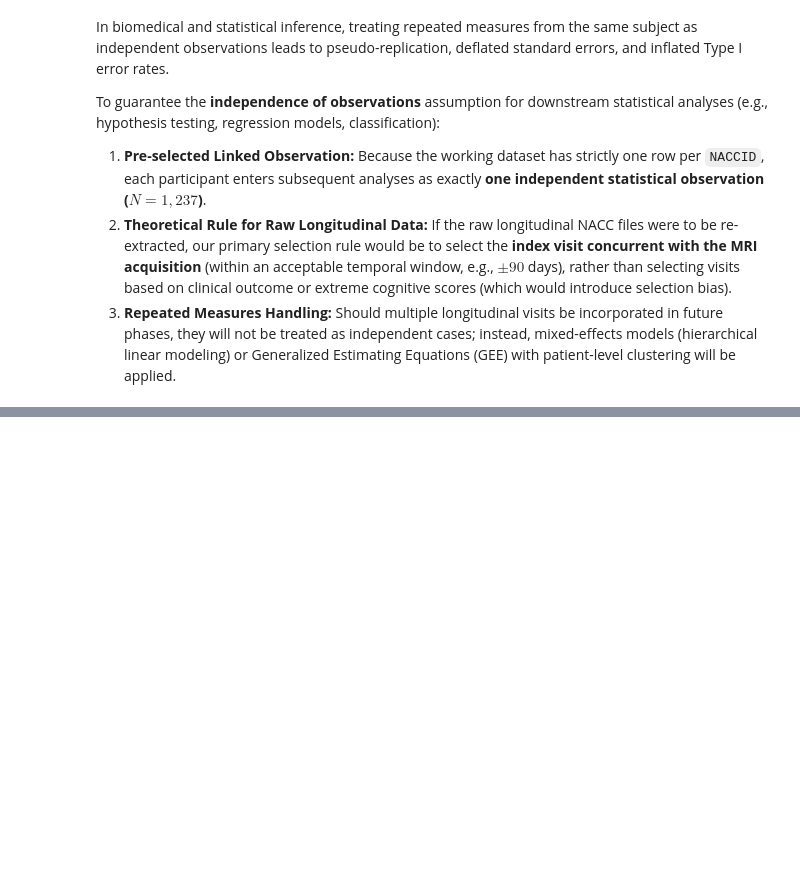
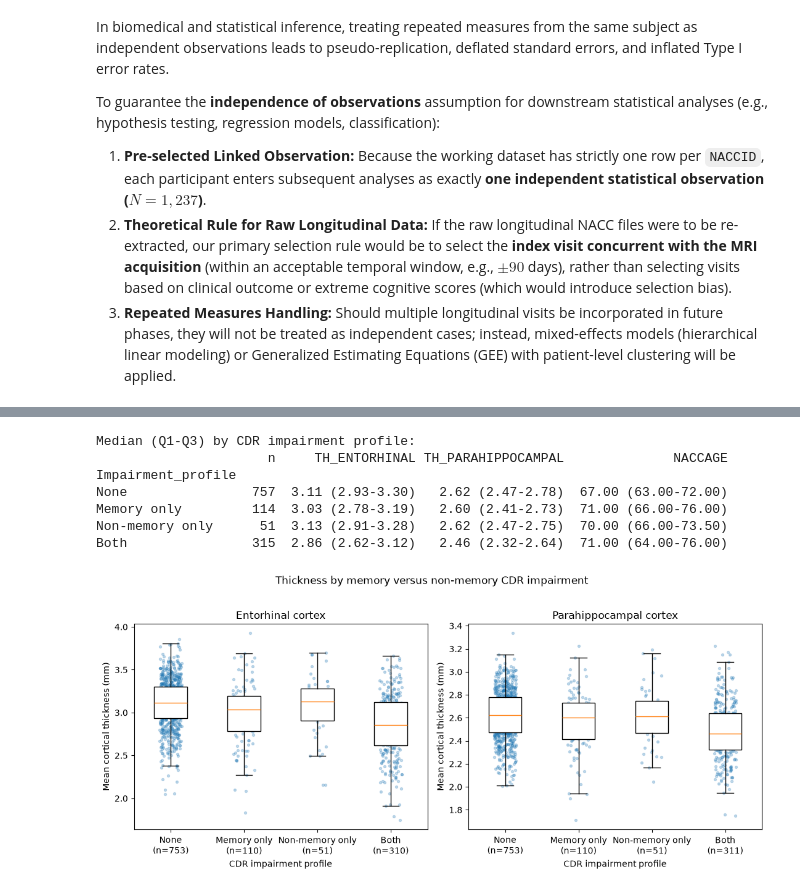
Before and after one commit to parniaaa2006/nacc-project, a Jupyter notebook: notebooks/uds_exploration.ipynb, the cells around one changed output, grey strips where cells are left out. Cells and saved outputs as stored; diff of their text form; code cells hidden in the pictures; blank space fills up the shorter version.

```diff
--- a/notebooks/uds_exploration.ipynb
+++ b/notebooks/uds_exploration.ipynb
@@ -1064,0 +1500,71 @@ A one-to-one inner join on `NACCID` therefore produced a final linked sample of
+# %%
+import numpy as np
+import matplotlib.pyplot as plt
+from pathlib import Path
+
+
+FIG = Path("./figures")
+FIG.mkdir(exist_ok=True)
+BLUE = "#1f77b4"
+rng = np.random.default_rng(42)
+
+
+def med_iqr(x):
+    q1, med, q3 = x.quantile([0.25, 0.5, 0.75])
+    return f"{med:.2f} ({q1:.2f}-{q3:.2f})"
+mem_value = df["MEMORY"]
+non_value = df["CDR_nonmemory"]
+
+valid = mem_value.notna() & non_value.notna()
+mem = mem_value.gt(0)
+non = non_value.gt(0)
+
+order = ["None", "Memory only", "Non-memory only", "Both"]
+conditions = [
+    valid & ~mem & ~non,
+    valid &  mem & ~non,
+    valid & ~mem &  non,
+    valid &  mem &  non,
+]
+
+df["Impairment_profile"] = np.select(
+    conditions,
+    order,
+    default="Unknown"
+)
+
+
+
+
+g = df.groupby("Impairment_profile")
+t = g[["TH_ENTORHINAL", "TH_PARAHIPPOCAMPAL", "NACCAGE"]].agg(med_iqr).reindex(order)
+t.insert(0, "n", g.size().reindex(order))
+print("Median (Q1-Q3) by CDR impairment profile:"); print(t.to_string())
+
+fig, axes = plt.subplots(1, 2, figsize=(11, 4.8))
+for ax, (name, v) in zip(axes, [("Entorhinal", "TH_ENTORHINAL"), ("Parahippocampal", "TH_PARAHIPPOCAMPAL")]):
+
+    data = [df.loc[df["Impairment_profile"] == p, v].dropna() for p in order]
+
+    bp = ax.boxplot(data, showfliers=False, patch_artist=True)
+
+    for patch in bp['boxes']: patch.set_facecolor('white')
+
+    for i, s in enumerate(data, start=1):
+        ax.scatter(i + rng.uniform(-0.15, 0.15, len(s)), s, s=8, alpha=0.25, color=BLUE)
+
+    ax.set_xticks(range(1, 5)); ax.set_xticklabels([f"{p}\n(n={len(s)})" for p, s in zip(order, data)])
+    ax.set_title(f"{name} cortex"); ax.set_xlabel("CDR impairment profile")
+    ax.set_ylabel("Mean cortical thickness (mm)")
+
+fig.suptitle("Thickness by memory versus non-memory CDR impairment", y=1.02)
+plt.tight_layout(); plt.savefig(FIG / "fig7_thickness_by_impairment_profile.png", dpi=200, bbox_inches="tight"); plt.show()
+# %% [output]
+Median (Q1-Q3) by CDR impairment profile:
+                      n     TH_ENTORHINAL TH_PARAHIPPOCAMPAL              NACCAGE
+Impairment_profile
+None                757  3.11 (2.93-3.30)   2.62 (2.47-2.78)  67.00 (63.00-72.00)
+Memory only         114  3.03 (2.78-3.19)   2.60 (2.41-2.73)  71.00 (66.00-76.00)
+Non-memory only      51  3.13 (2.91-3.28)   2.62 (2.47-2.75)  70.00 (66.00-73.50)
+Both                315  2.86 (2.62-3.12)   2.46 (2.32-2.64)  71.00 (64.00-76.00)
+[figure, added]
```
Also changed, not shown: parts of 66 cells of this notebook, 8 other files.
